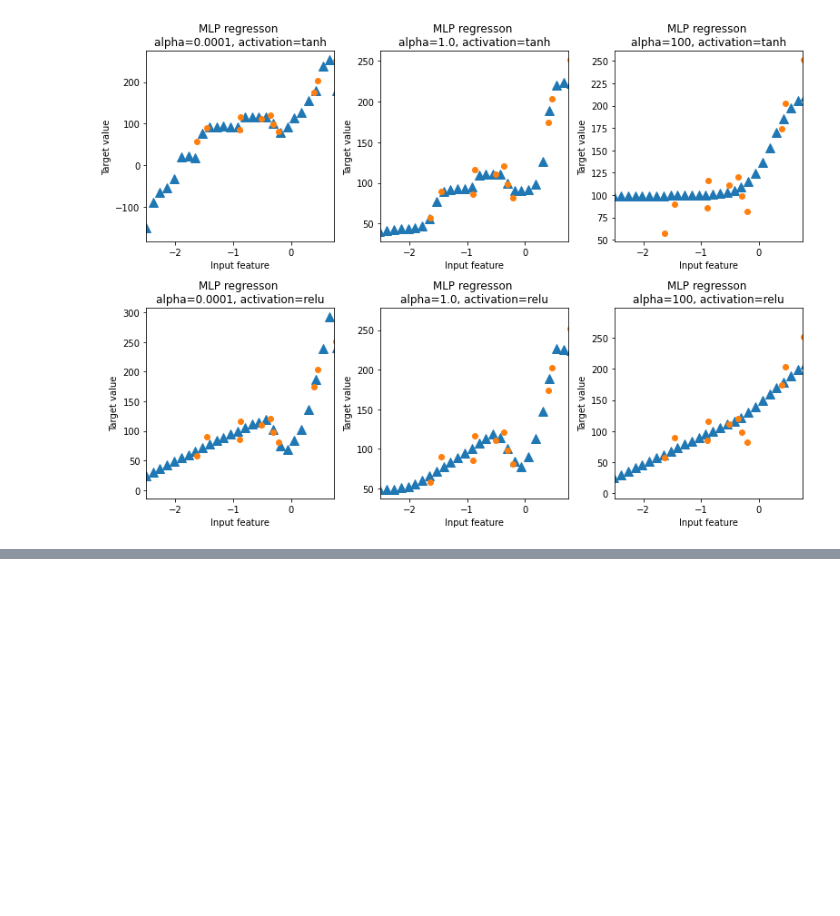
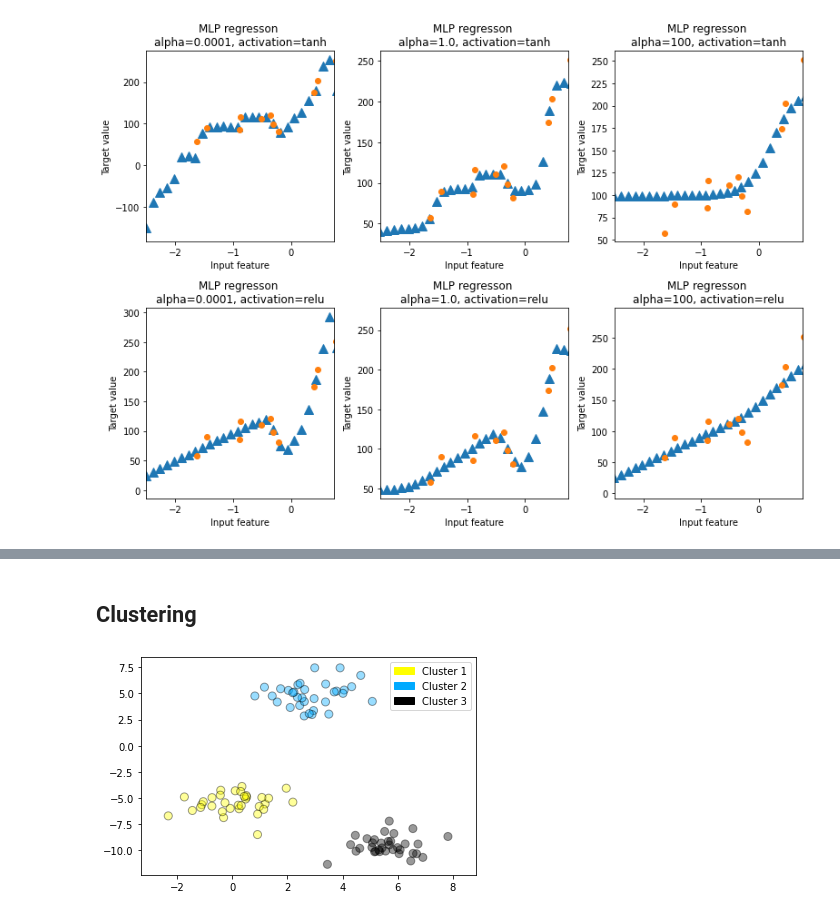
Before and after one commit to EduardoMontero-100/DataScience, a Jupyter notebook: coursera/excercises_ml.ipynb, the cells around one changed output, grey strips where cells are left out. Cells and saved outputs as stored; diff of their text form; code cells hidden in the pictures; blank space fills up the shorter version.

Commit message:
clustering

```diff
--- a/coursera/excercises_ml.ipynb
+++ b/coursera/excercises_ml.ipynb
@@ -1588,0 +1662,18 @@ for thisaxisarrow, thisactiviation in zip(subaxes, ['tanh', 'relu']):
+# %% [markdown]
+## Clustering
+# %%
+## k means clustering
+from sklearn.datasets import make_blobs
+from sklearn.cluster import KMeans
+from adspy_shared_utilities import plot_labelled_scatter
+
+# Es importante hacer un escalamiento para las variables numéricas
+X, y = make_blobs(random_state = 10)
+
+kmeans = KMeans(n_clusters=3)
+kmeans.fit(X)
+
+plot_labelled_scatter(X, kmeans.labels_, ['Cluster 1', 'Cluster 2', 'Cluster 3'])
+# Es bueno cuando tenemos clusters con formas regulares
+# %% [output]
+[figure, added]
```
Also changed, not shown: parts of 10 cells of this notebook.
